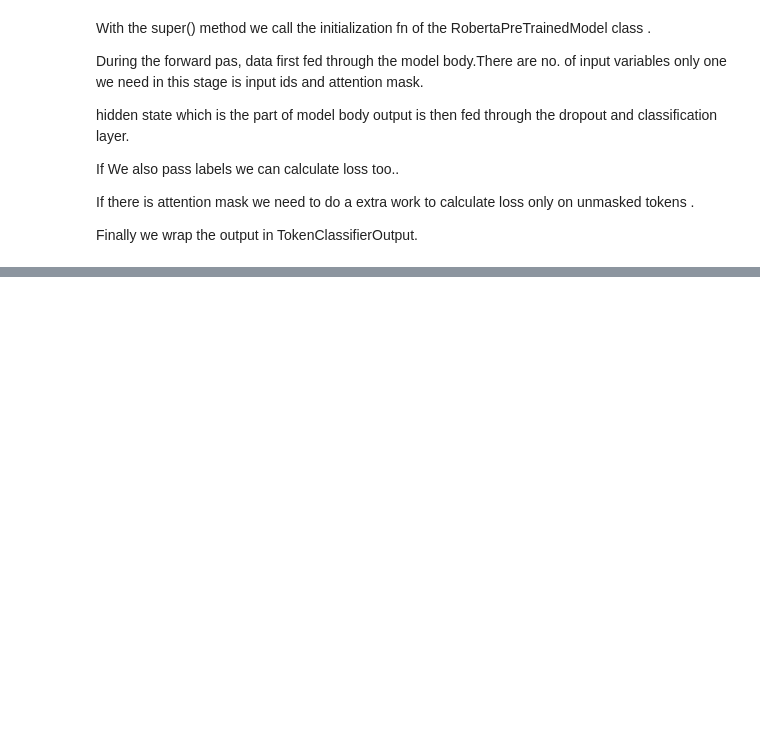
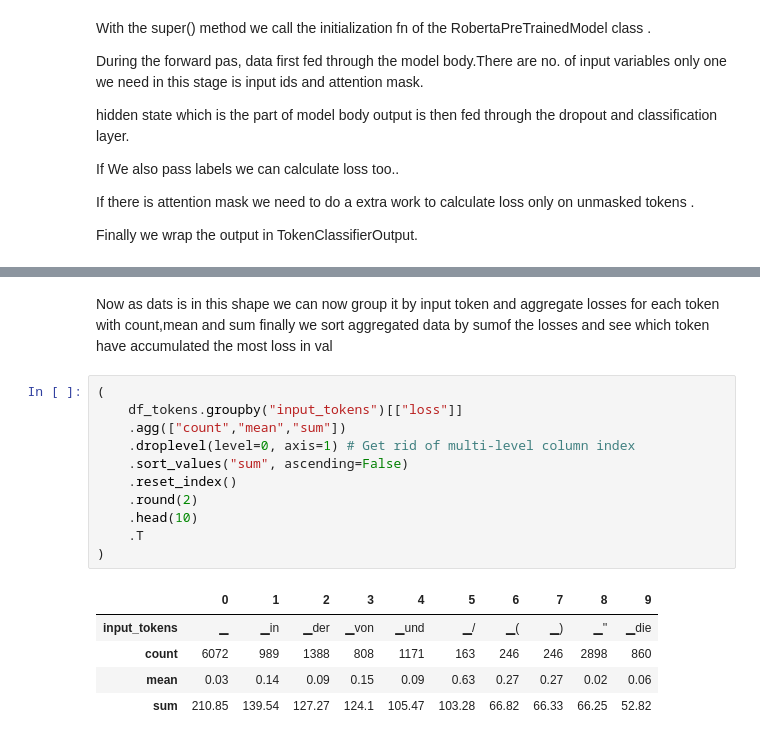
Before and after one commit to thalhathta/NLP_WITH_TRANSFORMERS, a Jupyter notebook: Multilingal_NER/Ner_Switzerland.ipynb, the cells around one changed output, grey strips where cells are left out. Cells and saved outputs as stored; diff of their text form; blank space fills up the shorter version.

```diff
--- a/Multilingal_NER/Ner_Switzerland.ipynb
+++ b/Multilingal_NER/Ner_Switzerland.ipynb
@@ -238,0 +611,19 @@ Finally we wrap the output in  TokenClassifierOutput.
+# %% [markdown]
+Now as dats is in this shape we can now group it by input token and aggregate losses for each token with count,mean and sum finally we sort aggregated data by sumof the losses and see which token have accumulated the most loss in val
+# %%
+(
+    df_tokens.groupby("input_tokens")[["loss"]]
+    .agg(["count","mean","sum"])
+    .droplevel(level=0, axis=1) # Get rid of multi-level column index
+    .sort_values("sum", ascending=False)
+    .reset_index()
+    .round(2)
+    .head(10)
+    .T
+)
+# %% [output]
+|  | 0 | 1 | 2 | 3 | 4 | 5 | 6 | 7 | 8 | 9 |
+| input_tokens | ▁ | ▁in | ▁der | ▁von | ▁und | ▁/ | ▁( | ▁) | ▁'' | ▁die |
+| count | 6072 | 989 | 1388 | 808 | 1171 | 163 | 246 | 246 | 2898 | 860 |
+| mean | 0.03 | 0.14 | 0.09 | 0.15 | 0.09 | 0.63 | 0.27 | 0.27 | 0.02 | 0.06 |
+| sum | 210.85 | 139.54 | 127.27 | 124.1 | 105.47 | 103.28 | 66.82 | 66.33 | 66.25 | 52.82 |
```
Also changed, not shown: parts of 48 cells of this notebook.
